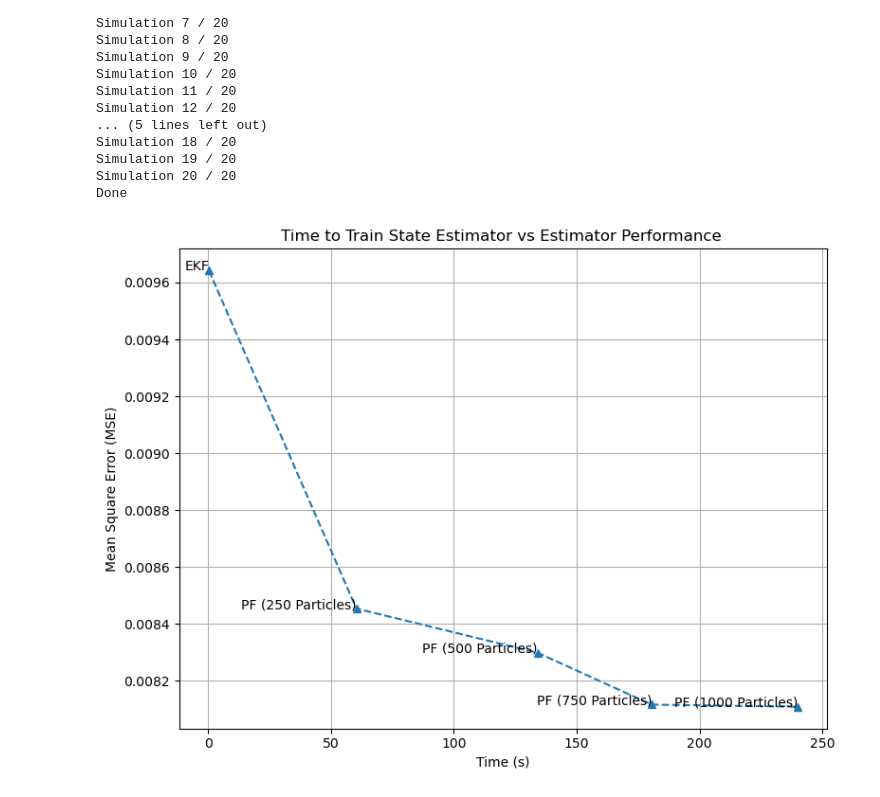
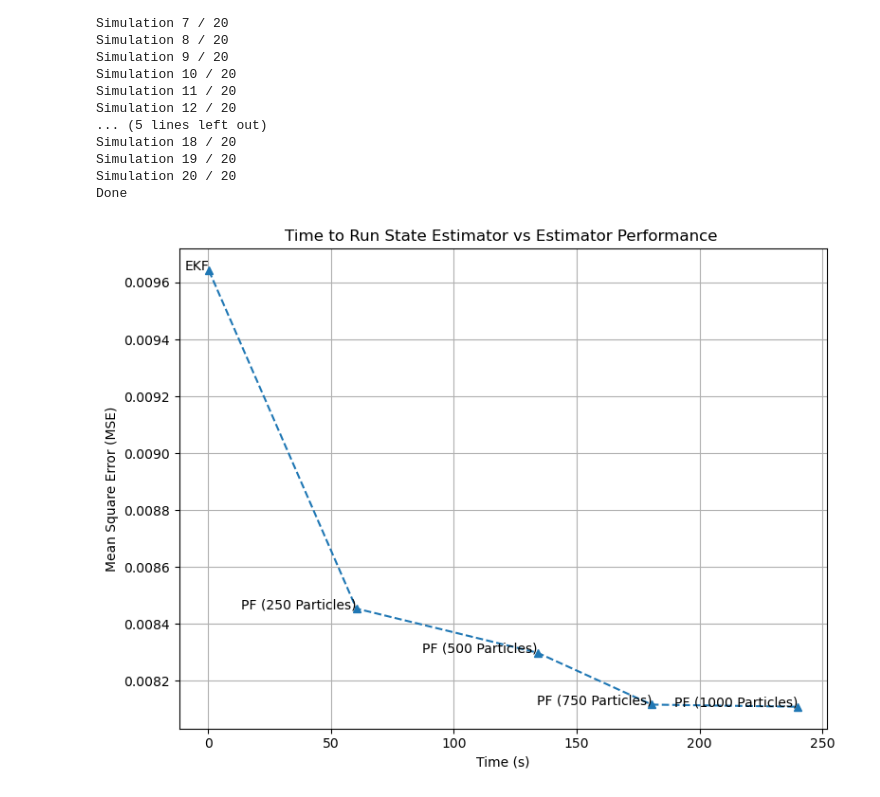
Before and after one commit to mlmulv/Thesis-Code, a Jupyter notebook: ekf_particle_comparison.ipynb, the cells around one changed output. Saved outputs shown, nothing was run; the diff lists cells and outputs as text; code cells hidden in the pictures.

```diff
--- a/ekf_particle_comparison.ipynb
+++ b/ekf_particle_comparison.ipynb
@@ -98,16 +98,16 @@ np.save("mse_arr", mse_est)
 # %%
 avg_mse_est = np.average(mse_est, axis=1)
 avg_time_train = np.average(time_train, axis=1)
 labels = ['EKF', 'PF (250 Particles)', 'PF (500 Particles)', 'PF (750 Particles)', 'PF (1000 Particles)']
 
 fig, ax = plt.subplots(figsize=(8,6))
 ax.plot(avg_time_train, avg_mse_est, linestyle='--', marker='^')
 for x,y,label in zip(avg_time_train, avg_mse_est, labels):
     ax.annotate(label, (x,y), ha='right')
 ax.set_xlabel('Time (s)')
 ax.set_ylabel('Mean Square Error (MSE)')
-ax.set_title('Time to Train State Estimator vs Estimator Performance ')
+ax.set_title('Time to Run State Estimator vs Estimator Performance ')
 ax.grid()
 fig.tight_layout()
 # %% [output]
-[figure, old version]
+[figure, new version]
```
Also changed, not shown: 3 other files.
